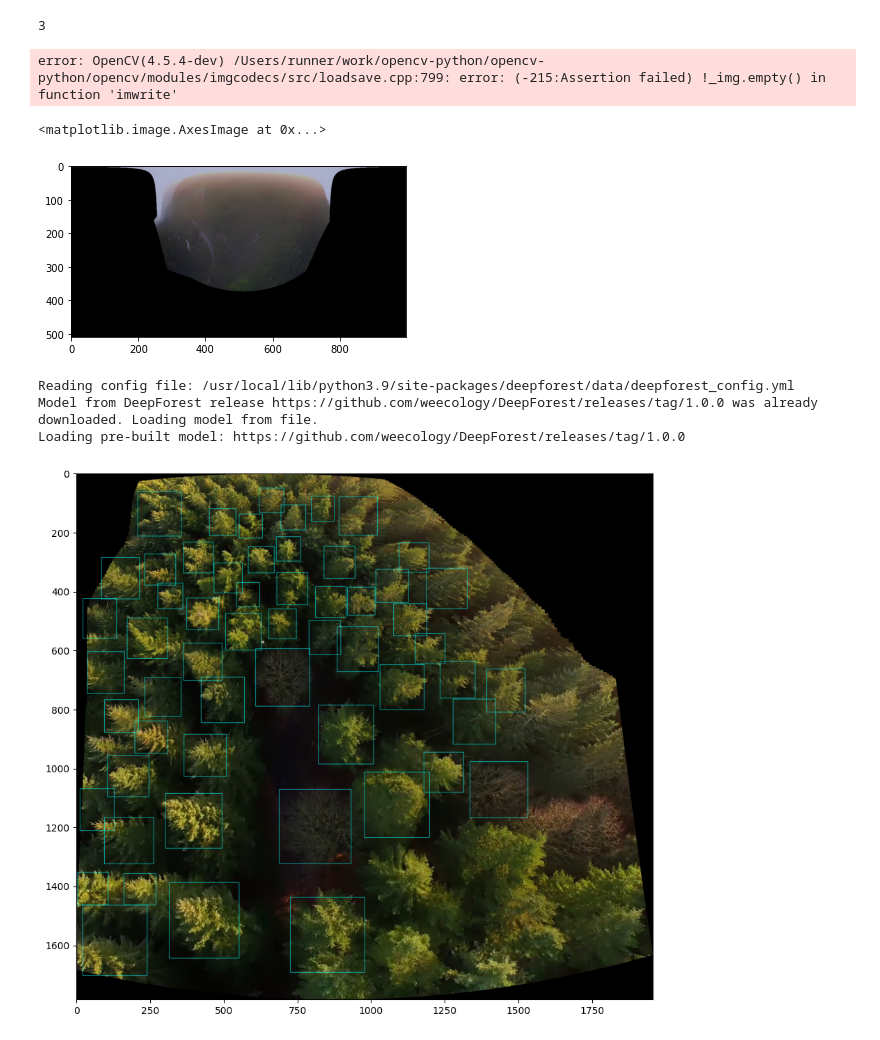
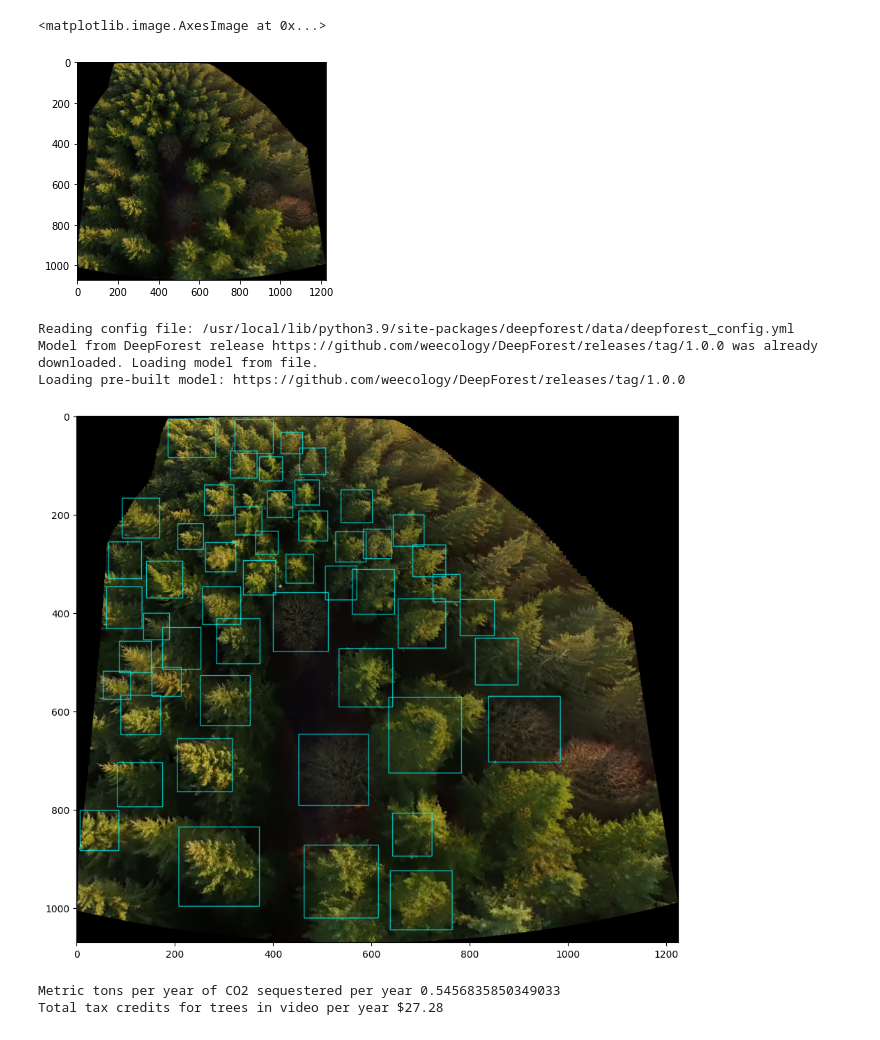
Before and after one commit to ecoulson/CS153project, a Jupyter notebook: stitch.ipynb, the cells around one changed output. Drawn from its saved outputs; the diff is of its cells as text; code cells hidden in the pictures.

```diff
--- a/stitch.ipynb
+++ b/stitch.ipynb
@@ -7,4 +9,4 @@ import os
 # %%
-forest = 'forest2'
+forest = 'forest1'
 # %%
 vidcap = cv2.VideoCapture('./{}/forest.mp4'.format(forest))
@@ -18,18 +21,0 @@ while success:
-# %%
-stitcher = cv2.Stitcher_create()
-# stitcher.setRegistrationResol(-1)
-# stitcher.setSeamEstimationResol(-1)
-# stitcher.setCompositingResol(-1)
-# stitcher.setPanoConfidenceThresh(-1)
-# stitcher.setWaveCorrection(True)
-
-images = []
-for i in range(110, 210, 20):
-    images.append(cv2.imread('./{}/frames/frame'.format(forest) + str(i) + '.jpg'))
-result = stitcher.stitch(images)
-print(result[0])
-
-cv2.imwrite('./{}/stitch.jpg'.format(forest), result[1])
-# %% [output]
-3
-error: OpenCV(4.5.4-dev) /Users/runner/work/opencv-python/opencv-python/opencv/modules/imgcodecs/src/loadsave.cpp:799: error: (-215:Assertion failed) !_img.empty() in function 'imwrite'
@@ -36,14 +39,16 @@ error: OpenCV(4.5.4-dev) /Users/runner/work/opencv-python/opencv-python/opencv/m
 # %%
-plt.imshow(cv2.cvtColor(result[1], cv2.COLOR_BGR2RGB))
+result = cv2.imread("./{}/stitch.jpg".format(forest))
+plt.imshow(cv2.cvtColor(result, cv2.COLOR_BGR2RGB))
 # %% [output]
 <matplotlib.image.AxesImage at 0x...>
-[figure, old version]
+[figure, new version]
 # %%
 model = main.deepforest()
 model.use_release()
 
 plt.figure(figsize=(15, 10), dpi=100)
-img = model.predict_image(path="./forest2/stitch.jpg", return_plot=True)
+img = model.predict_image(path="./{}/stitch.jpg".format(forest), return_plot=True)
+frame = model.predict_image(path="./{}/stitch.jpg".format(forest))
 
 #predict_image returns plot in BlueGreenRed (opencv style), but matplotlib likes RedGreenBlue, switch the channel order.
 plt.imshow(img[:,:,::-1])
@@ -52,4 +57,24 @@ plt.show()
 Reading config file: /usr/local/lib/python3.9/site-packages/deepforest/data/deepforest_config.yml
 Model from DeepForest release https://github.com/weecology/DeepForest/releases/tag/1.0.0 was already downloaded. Loading model from file.
 Loading pre-built model: https://github.com/weecology/DeepForest/releases/tag/1.0.0
-[figure, old version]
+[figure, new version]
+# %%
+inchesPerPixel = 0.075
+heightInInches = 15
+
+total_lbs = 0
+for i, row in frame.iterrows():
+    diameter = min(row['xmax'] - row['xmin'], row['ymax'] - row['ymin']) * inchesPerPixel
+    weight = 0.25 * pow(diameter, 2) * heightInInches
+    green_weight = weight * 1.20
+    dry_weight = green_weight * 0.725
+    lbs_carbon = dry_weight * 0.50
+    lbs_co2 = lbs_carbon * 3.6663
+    lbs_co2_per_year = lbs_co2 / 10
+    total_lbs = total_lbs + lbs_co2_per_year
+total_tons = total_lbs / 2204.62
+print("Metric tons per year of CO2 sequestered per year", total_tons)
+print("Total tax credits for trees in video per year", "$" + str(round(total_tons * 50, 2)))
+# %% [output]
+Metric tons per year of CO2 sequestered per year 0.5456835850349033
+Total tax credits for trees in video per year $27.28
```
Also changed, not shown: parts of 17 cells of this notebook, 11 other files.
